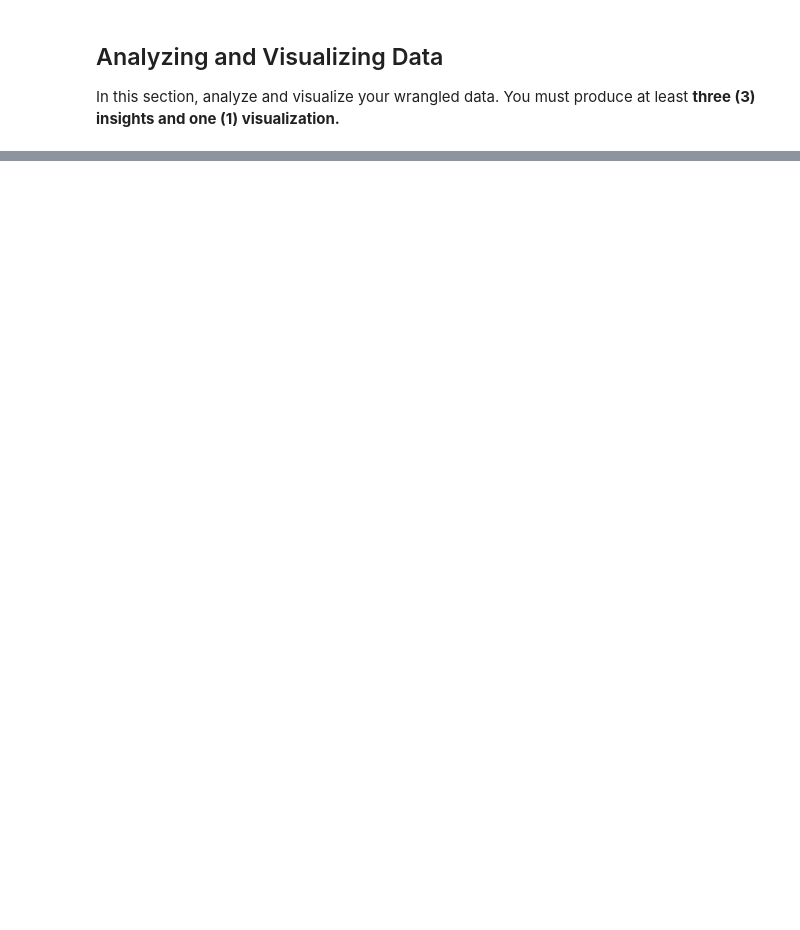
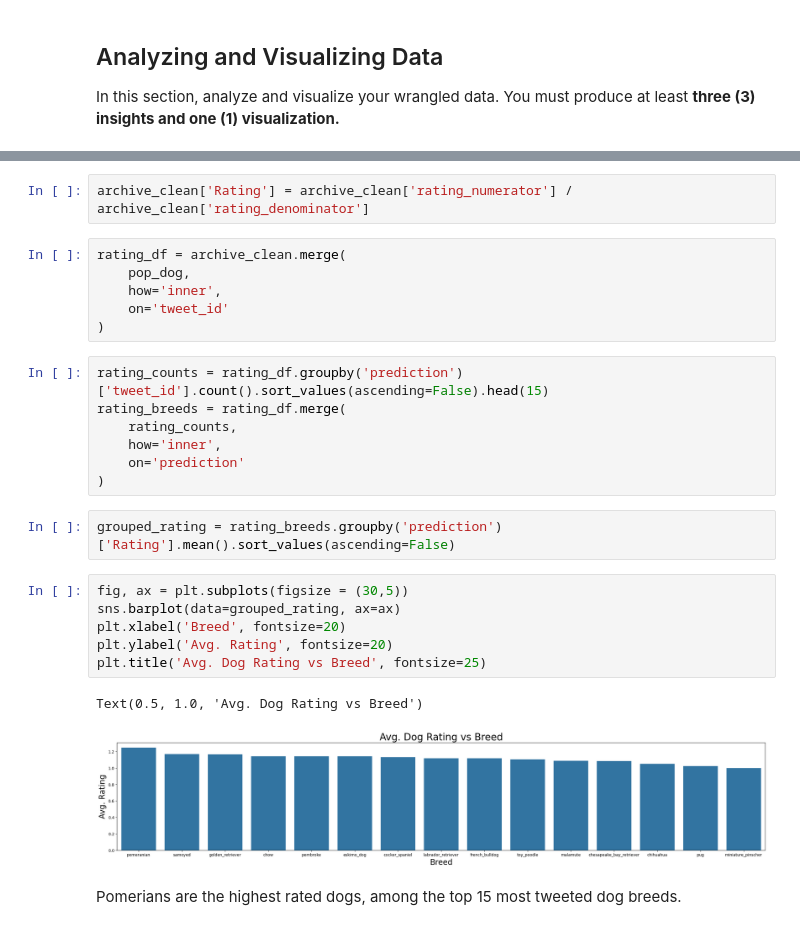
Before and after one commit to aayush1202/weRateDogs, a Jupyter notebook: wrangle_act.ipynb, the cells around one changed output, grey strips where cells are left out. Saved outputs shown, nothing was run; the diff lists cells and outputs as text; blank space fills up the shorter version.

```diff
--- a/wrangle_act.ipynb
+++ b/wrangle_act.ipynb
@@ -647,0 +919,28 @@ In this section, analyze and visualize your wrangled data. You must produce at l
+# %%
+archive_clean['Rating'] = archive_clean['rating_numerator'] / archive_clean['rating_denominator']
+# %%
+rating_df = archive_clean.merge(
+    pop_dog,
+    how='inner',
+    on='tweet_id'
+)
+# %%
+rating_counts = rating_df.groupby('prediction')['tweet_id'].count().sort_values(ascending=False).head(15)
+rating_breeds = rating_df.merge(
+    rating_counts,
+    how='inner',
+    on='prediction'
+)
+# %%
+grouped_rating = rating_breeds.groupby('prediction')['Rating'].mean().sort_values(ascending=False)
+# %%
+fig, ax = plt.subplots(figsize = (30,5))
+sns.barplot(data=grouped_rating, ax=ax)
+plt.xlabel('Breed', fontsize=20)
+plt.ylabel('Avg. Rating', fontsize=20)
+plt.title('Avg. Dog Rating vs Breed', fontsize=25)
+# %% [output]
+Text(0.5, 1.0, 'Avg. Dog Rating vs Breed')
+[figure, added]
+# %% [markdown]
+Pomerians are the highest rated dogs, among the top 15 most tweeted dog breeds.
```
Also changed, not shown: parts of 62 cells of this notebook, 2 other files.
